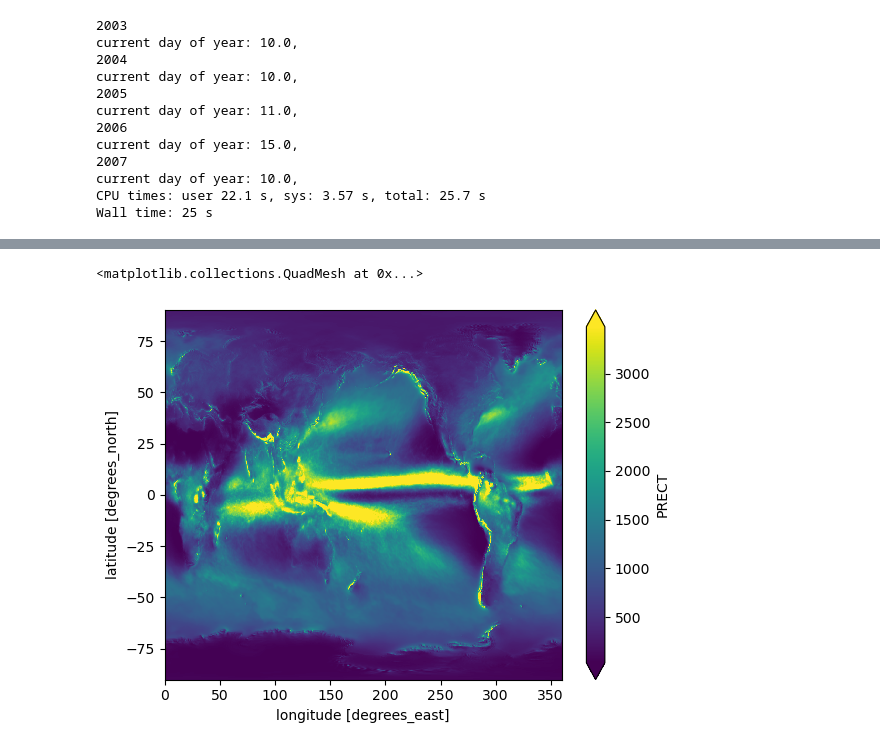
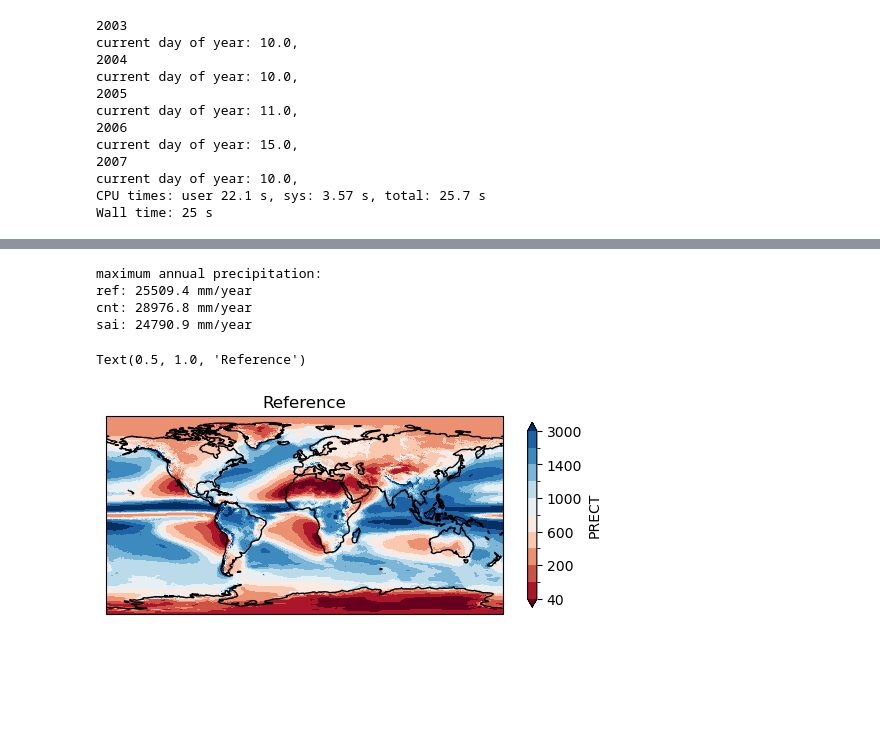
Before and after one commit to JdeJong96/TCs-under-SAI, a Jupyter notebook: tracker/additional/precipitation_sum_v2/main.ipynb, the cells around one changed output, grey strips where cells are left out. Drawn from its saved outputs; the diff is of its cells as text; code cells hidden in the pictures; blank space fills up the shorter version.

```diff
--- a/tracker/additional/precipitation_sum_v2/main.ipynb
+++ b/tracker/additional/precipitation_sum_v2/main.ipynb
@@ -10,11 +12,11 @@ import src.analysis.tracks as tracks
 
 %matplotlib inline
 # %%
-exps = {'ref':'Reference', 'rcp':'RCP8.5', 'sai':'SAI2050'}
+exps = {'ref':'Reference', 'cnt':'RCP8.5', 'sai':'SAI2050'}
 experiment = 'ref'
 run_ensemble = 6
 Exp = exps[experiment]
-stream, stream_prec = ('h1','h2') if (experiment in ('ref','rcp')) and (run_ensemble <= 5) else ('h5','h3')
+stream, stream_prec = ('h1','h2') if (experiment in ('ref','cnt')) and (run_ensemble <= 5) else ('h5','h3')
 savefile = f'PRECT_sum.{experiment}.{run_ensemble}.nc'
 print(f'{Exp=}, {stream=}, {stream_prec=}, {savefile=}')
 # %% [output]
@@ -211 +366,4 @@ ds = xr.open_dataset(savefile)
+# %%
+ds_tc = xr.open_dataset('PRECT_sum_TC.nc')
+ds_cam = xr.open_dataset('PRECT_sum.nc')
 # %%
@@ -219,0 +384,4 @@ pcip_sum_total = ((ds_cam.PRECT*6*60*60*1000).sum('time')/5).compute()
+# %%
+# Reference total rainfall [mm/year]
+Fprec = 365 * 24 * 3600 * 1000 # m/s to mm/year
+(ds_cam.PRECT.sel(exp='ref')*Fprec).plot(cmap='Blues', levels=[40,100, 200, 400, 600, 800, 1000, 1200,1400,2000,3000])
@@ -220,6 +391,21 @@ pcip_sum_total = ((ds_cam.PRECT*6*60*60*1000).sum('time')/5).compute()
+# %%
+print('maximum annual precipitation:')
+for exp in exps:
+    print(f'{exp}: {ds_cam.PRECT.sel(exp=exp).max().data*Fprec:.1f} mm/year')
+# %% [output]
+maximum annual precipitation:
+ref: 25509.4 mm/year
+cnt: 28976.8 mm/year
+sai: 24790.9 mm/year
 # %%
-pcip_sum_total.plot(robust=True)
+exp = 'ref'
+ax = plt.axes(projection=ccrs.PlateCarree())
+C = ds_cam.PRECT.sel(exp=exp) * Fprec
+C.plot(ax=ax, levels=[40,100, 200, 400, 600, 800, 1000, 1200,1400,2000,3000], transform=ccrs.PlateCarree(), cmap='RdBu', cbar_kwargs={'shrink':0.5})
+ax.coastlines()
+ax.stock_img()
+ax.set_title(exps[exp])
 # %% [output]
-<matplotlib.collections.QuadMesh at 0x...>
+Text(0.5, 1.0, 'Reference')
-[figure, old version]
+[figure, new version]
 # %%
```
Also changed, not shown: parts of 29 cells of this notebook, 26 other files.
